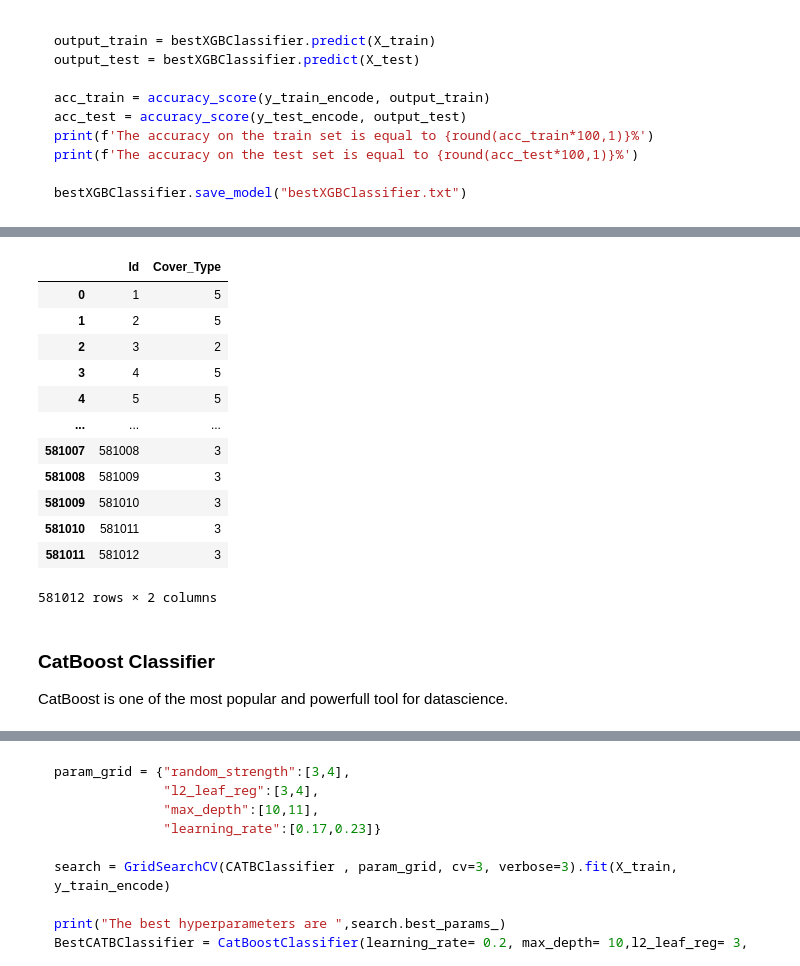
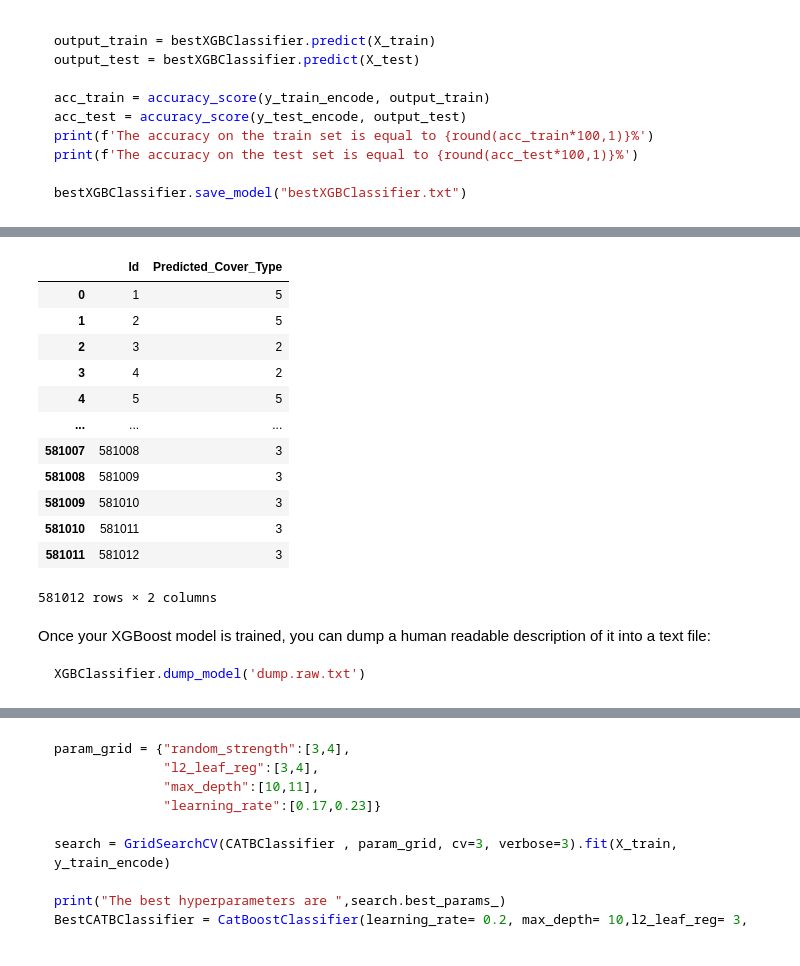
Before and after one commit to Guillaume-ds/data-for-business, a Jupyter notebook: _build/jupyter_execute/3. Supervised ML/Classification.ipynb, the cells around one changed output, grey strips where cells are left out. Cells and saved outputs as stored; diff of their text form; code cells hidden in the pictures.

````diff
--- a/_build/jupyter_execute/3. Supervised ML/Classification.ipynb
+++ b/_build/jupyter_execute/3. Supervised ML/Classification.ipynb
@@ -140,15 +188,15 @@ xgb.plot_importance(XGBClassifier, ax = ax, height=0.4,max_num_features =12)
 # %%
 Cover_Type = XGBClassifier.predict(test.drop(columns=["Id"]))
-predictions = pd.DataFrame({"Id":test.Id,"Cover_Type":Cover_Type})
-predictions["Cover_Type"] = le.inverse_transform(predictions["Cover_Type"])
+predictions = pd.DataFrame({"Id":test.Id,"Predicted_Cover_Type":Cover_Type})
+predictions["Predicted_Cover_Type"] = le.inverse_transform(predictions["Predicted_Cover_Type"])
 #predictions.to_csv("data/XGBClassifierPredictions.csv",index=False)
 predictions
 # %% [output]
-|  | Id | Cover_Type |
+|  | Id | Predicted_Cover_Type |
 | 0 | 1 | 5 |
 | 1 | 2 | 5 |
 | 2 | 3 | 2 |
-| 3 | 4 | 5 |
+| 3 | 4 | 2 |
 | 4 | 5 | 5 |
 | ... | ... | ... |
 | 581007 | 581008 | 3 |
@@ -157,7 +205,8 @@ predictions
 | 581010 | 581011 | 3 |
 | 581011 | 581012 | 3 |
 581012 rows × 2 columns
-# %% [markdown]
-### CatBoost Classifier
-
-CatBoost is one of the most popular and powerfull tool for datascience.
+# %% [markdown]
+Once your XGBoost model is trained, you can dump a human readable description of it into a text file:
+```python
+XGBClassifier.dump_model('dump.raw.txt')
+```
````
Also changed, not shown: parts of 20 cells of this notebook, 39 other files.
